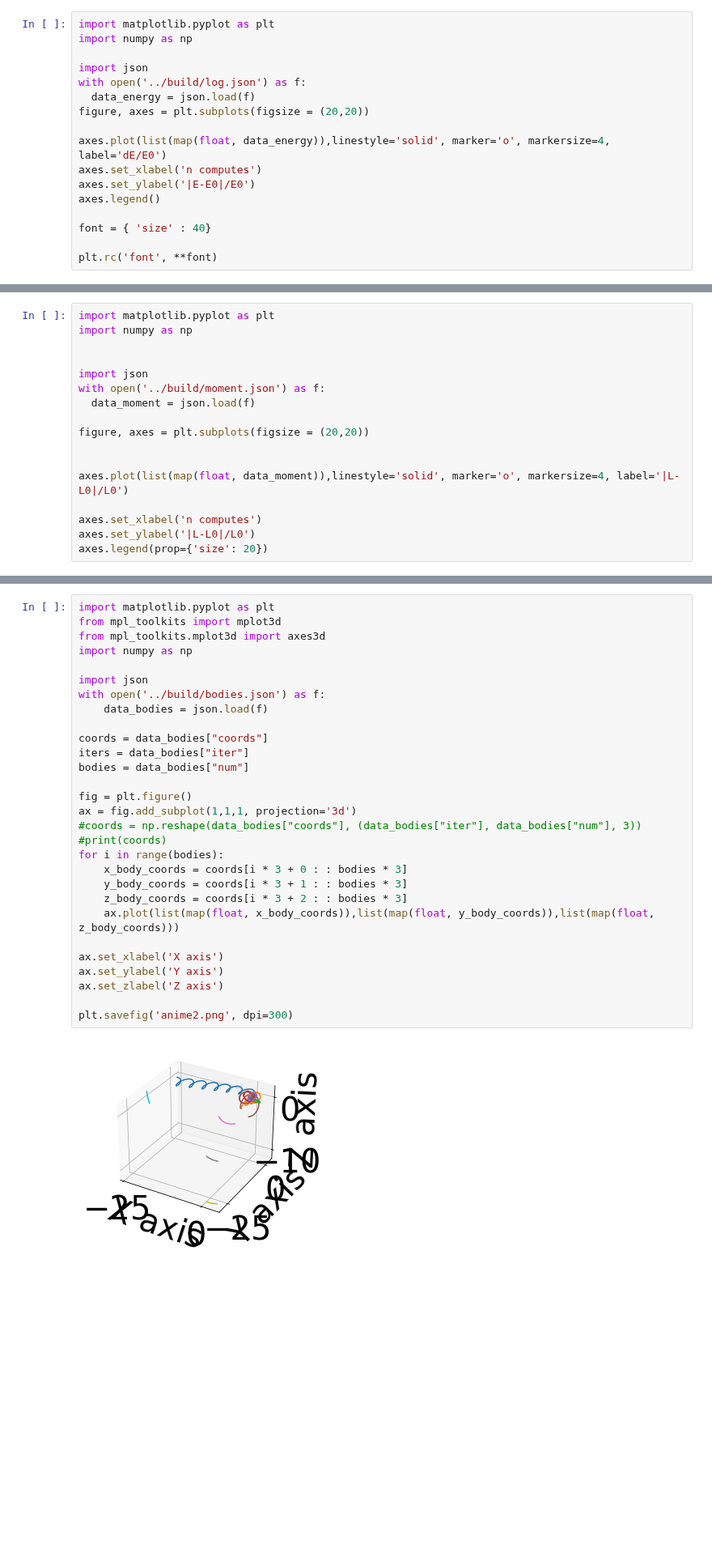
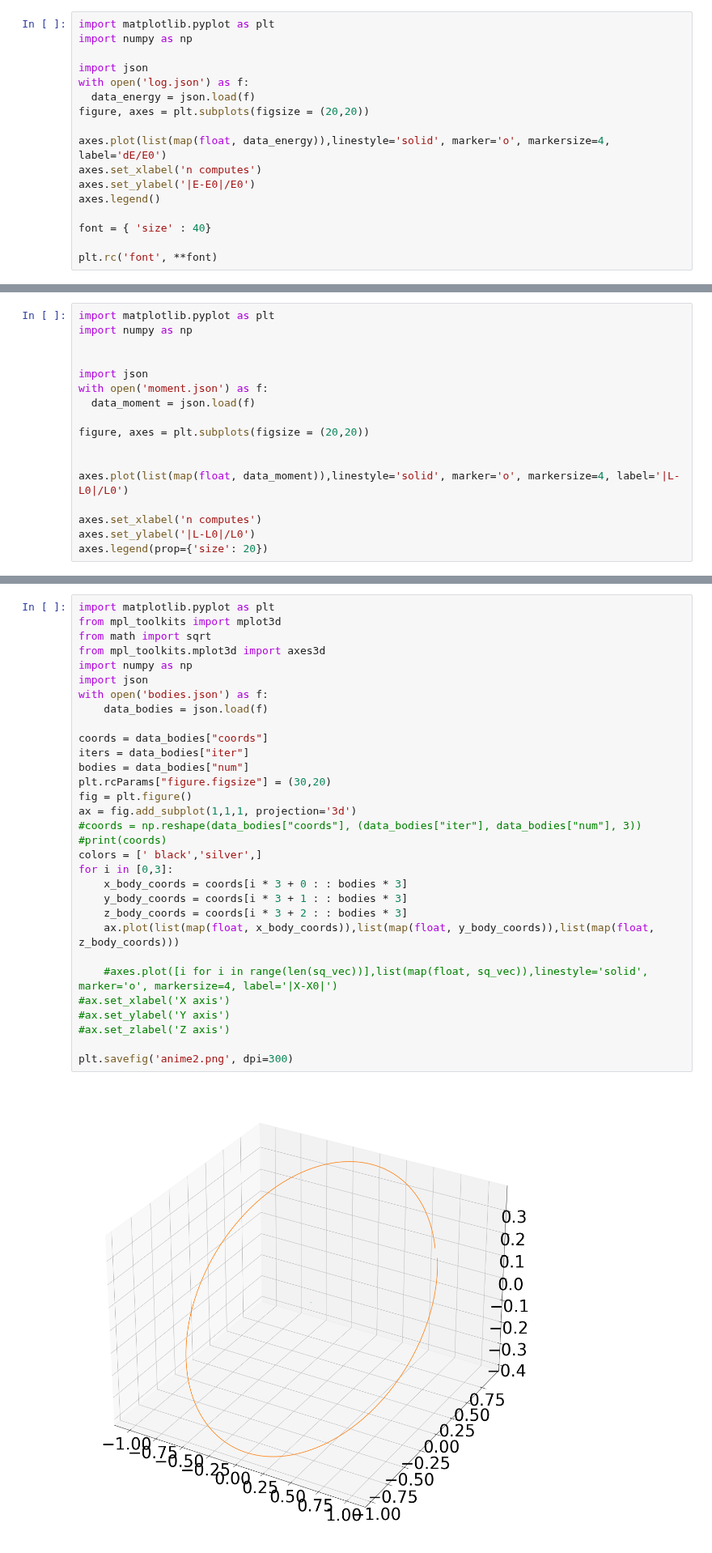
Before and after one commit to S1ckick/Nbodies, a Jupyter notebook: NBodies/Untitled.ipynb, the cells around one changed output, grey strips where cells are left out. Shown at 81% size. Saved outputs shown, nothing was run; the diff lists cells and outputs as text; blank space fills up the shorter version.

```diff
--- a/NBodies/Untitled.ipynb
+++ b/NBodies/Untitled.ipynb
@@ -3,7 +3,7 @@ import matplotlib.pyplot as plt
 import numpy as np
 
 import json
-with open('../build/log.json') as f:
+with open('log.json') as f:
   data_energy = json.load(f)
 figure, axes = plt.subplots(figsize = (20,20))
 
@@ -23,7 +23,7 @@ import numpy as np
 
 
 import json
-with open('../build/moment.json') as f:
+with open('moment.json') as f:
   data_moment = json.load(f)
 
 figure, axes = plt.subplots(figsize = (20,20))
@@ -59,31 +79,33 @@ axes.legend()
 # %%
 import matplotlib.pyplot as plt
 from mpl_toolkits import mplot3d
+from math import sqrt
 from mpl_toolkits.mplot3d import axes3d
 import numpy as np
-
 import json
-with open('../build/bodies.json') as f:
+with open('bodies.json') as f:
     data_bodies = json.load(f)
 
 coords = data_bodies["coords"]
 iters = data_bodies["iter"]
 bodies = data_bodies["num"]
-
+plt.rcParams["figure.figsize"] = (30,20)
 fig = plt.figure()
 ax = fig.add_subplot(1,1,1, projection='3d')
 #coords = np.reshape(data_bodies["coords"], (data_bodies["iter"], data_bodies["num"], 3))
 #print(coords)
-for i in range(bodies):
+colors = ['	black','silver',]
+for i in [0,3]:
     x_body_coords = coords[i * 3 + 0 : : bodies * 3]
     y_body_coords = coords[i * 3 + 1 : : bodies * 3]
     z_body_coords = coords[i * 3 + 2 : : bodies * 3]
     ax.plot(list(map(float, x_body_coords)),list(map(float, y_body_coords)),list(map(float, z_body_coords)))
 
-ax.set_xlabel('X axis')
-ax.set_ylabel('Y axis')
-ax.set_zlabel('Z axis')
+    #axes.plot([i for i in range(len(sq_vec))],list(map(float, sq_vec)),linestyle='solid', marker='o', markersize=4, label='|X-X0|')
+#ax.set_xlabel('X axis')
+#ax.set_ylabel('Y axis')
+#ax.set_zlabel('Z axis')
 
 plt.savefig('anime2.png', dpi=300)
 # %% [output]
-[figure, old version]
+[figure, new version]
```
Also changed, not shown: parts of 3 cells of this notebook, 37 other files.
